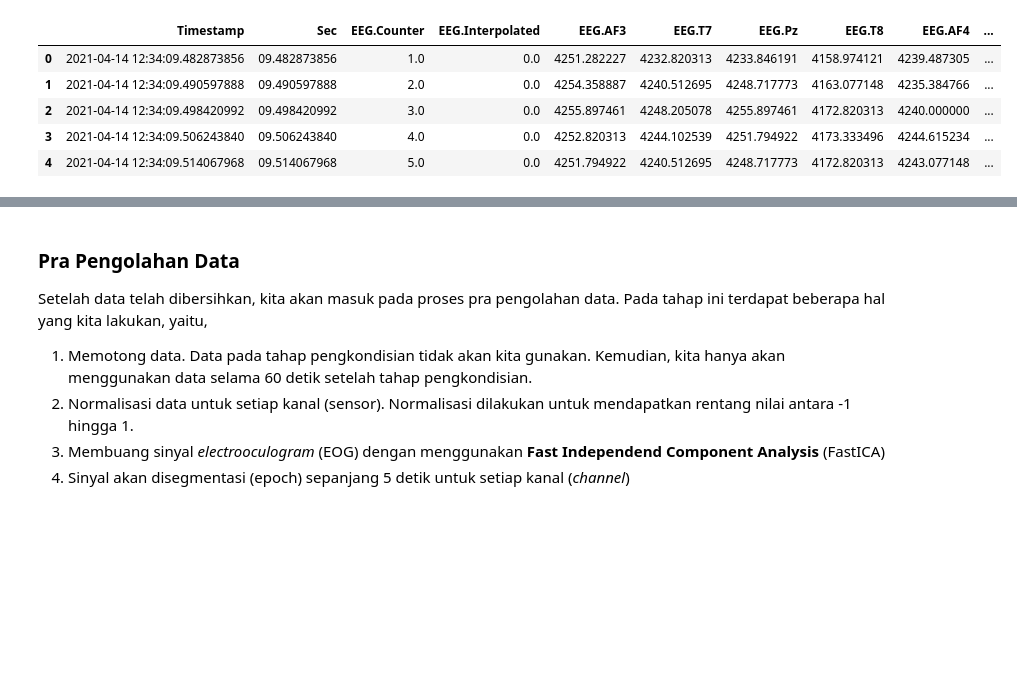
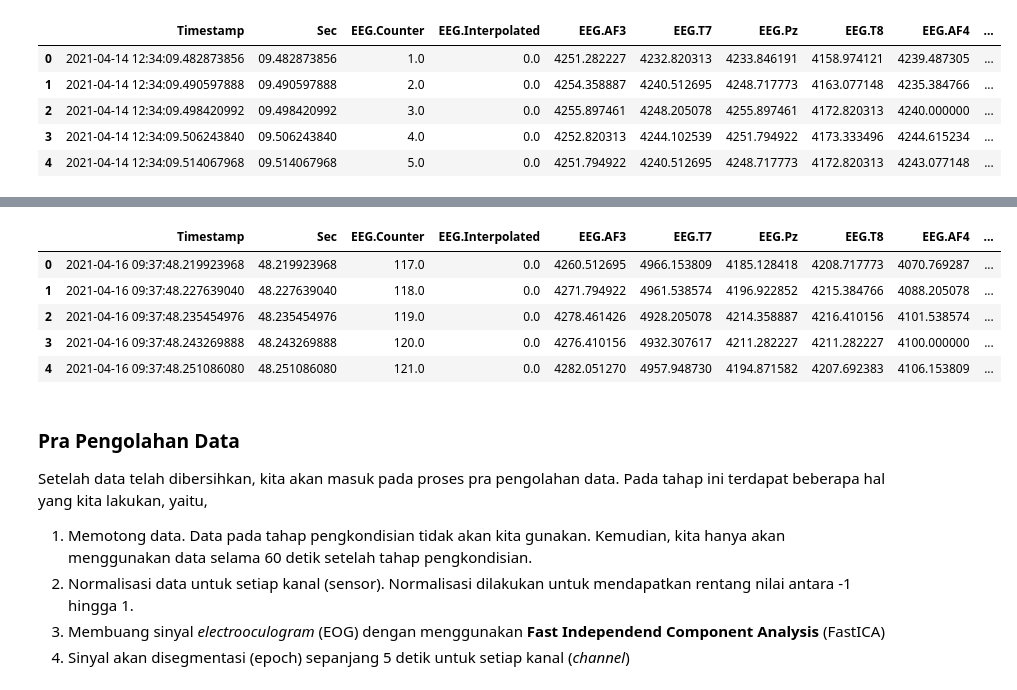
Before and after one commit to hndr91/sharing-eeg-itera, a Jupyter notebook: eeg_biometric.ipynb, the cells around one changed output, grey strips where cells are left out. Drawn from its saved outputs; the diff is of its cells as text; code cells hidden in the pictures; blank space fills up the shorter version.

```diff
--- a/eeg_biometric.ipynb
+++ b/eeg_biometric.ipynb
@@ -112,3 +119,12 @@ s35 = inspect_data("eeg_raw/S35.csv")
+# %%
+s35.head()
+# %% [output]
+|  | Timestamp | Sec | EEG.Counter | EEG.Interpolated | EEG.AF3 | EEG.T7 | EEG.Pz | EEG.T8 | EEG.AF4 | ... |
+| 0 | 2021-04-16 09:37:48.219923968 | 48.219923968 | 117.0 | 0.0 | 4260.512695 | 4966.153809 | 4185.128418 | 4208.717773 | 4070.769287 | ... |
+| 1 | 2021-04-16 09:37:48.227639040 | 48.227639040 | 118.0 | 0.0 | 4271.794922 | 4961.538574 | 4196.922852 | 4215.384766 | 4088.205078 | ... |
+| 2 | 2021-04-16 09:37:48.235454976 | 48.235454976 | 119.0 | 0.0 | 4278.461426 | 4928.205078 | 4214.358887 | 4216.410156 | 4101.538574 | ... |
+| 3 | 2021-04-16 09:37:48.243269888 | 48.243269888 | 120.0 | 0.0 | 4276.410156 | 4932.307617 | 4211.282227 | 4211.282227 | 4100.000000 | ... |
+| 4 | 2021-04-16 09:37:48.251086080 | 48.251086080 | 121.0 | 0.0 | 4282.051270 | 4957.948730 | 4194.871582 | 4207.692383 | 4106.153809 | ... |
 # %% [markdown]
 ### Pra Pengolahan Data
 
```
Also changed, not shown: parts of 12 cells of this notebook, 4 other files.
